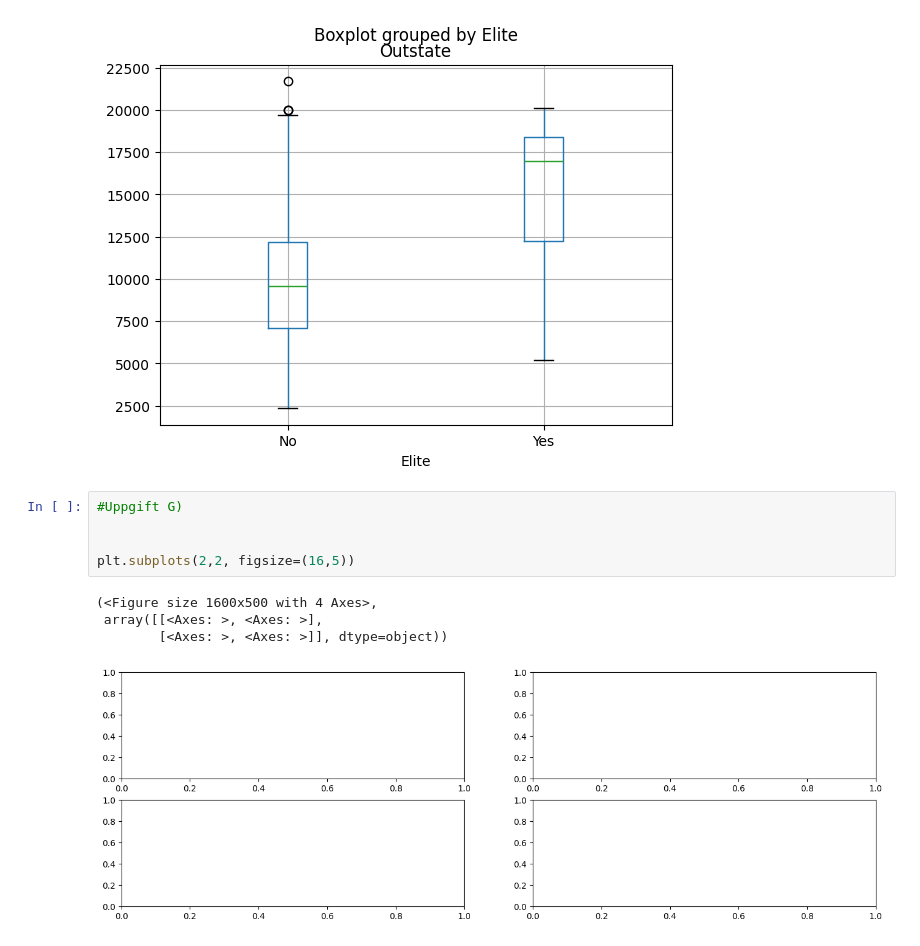
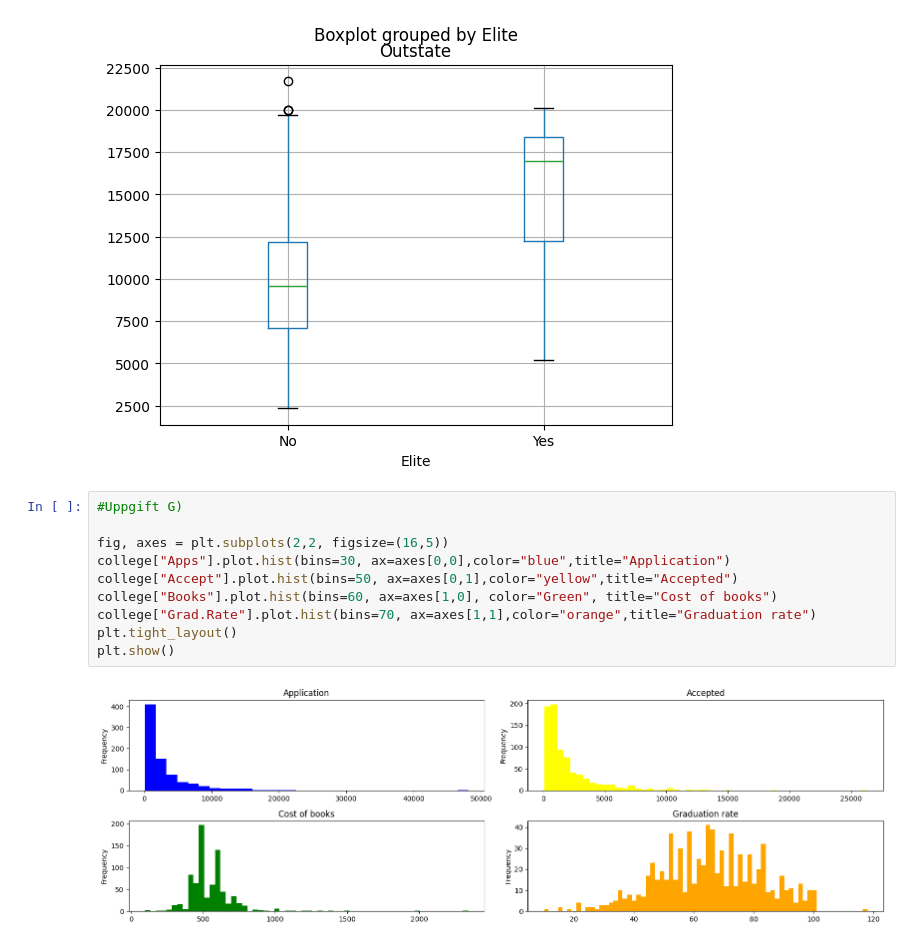
Before and after one commit to Adamhedlund/Databehandling-Adam-Hedlund, a Jupyter notebook: Labb/Labb.ipynb, the cells around one changed output. Saved outputs shown, nothing was run; the diff lists cells and outputs as text.

Commit message:
Uppdated plots

```diff
--- a/Labb/Labb.ipynb
+++ b/Labb/Labb.ipynb
@@ -81,10 +81,12 @@ college.boxplot("Outstate","Elite")
 # %%
 #Uppgift G)
 
-
-plt.subplots(2,2, figsize=(16,5))
+fig, axes = plt.subplots(2,2, figsize=(16,5))
+college["Apps"].plot.hist(bins=30, ax=axes[0,0],color="blue",title="Application")
+college["Accept"].plot.hist(bins=50, ax=axes[0,1],color="yellow",title="Accepted")
+college["Books"].plot.hist(bins=60, ax=axes[1,0], color="Green", title="Cost of books")
+college["Grad.Rate"].plot.hist(bins=70, ax=axes[1,1],color="orange",title="Graduation rate")
+plt.tight_layout()
+plt.show()
 # %% [output]
-(<Figure size 1600x500 with 4 Axes>,
- array([[<Axes: >, <Axes: >],
-        [<Axes: >, <Axes: >]], dtype=object))
-[figure, old version]
+[figure, new version]
```
Also changed, not shown: parts of 6 cells of this notebook.
